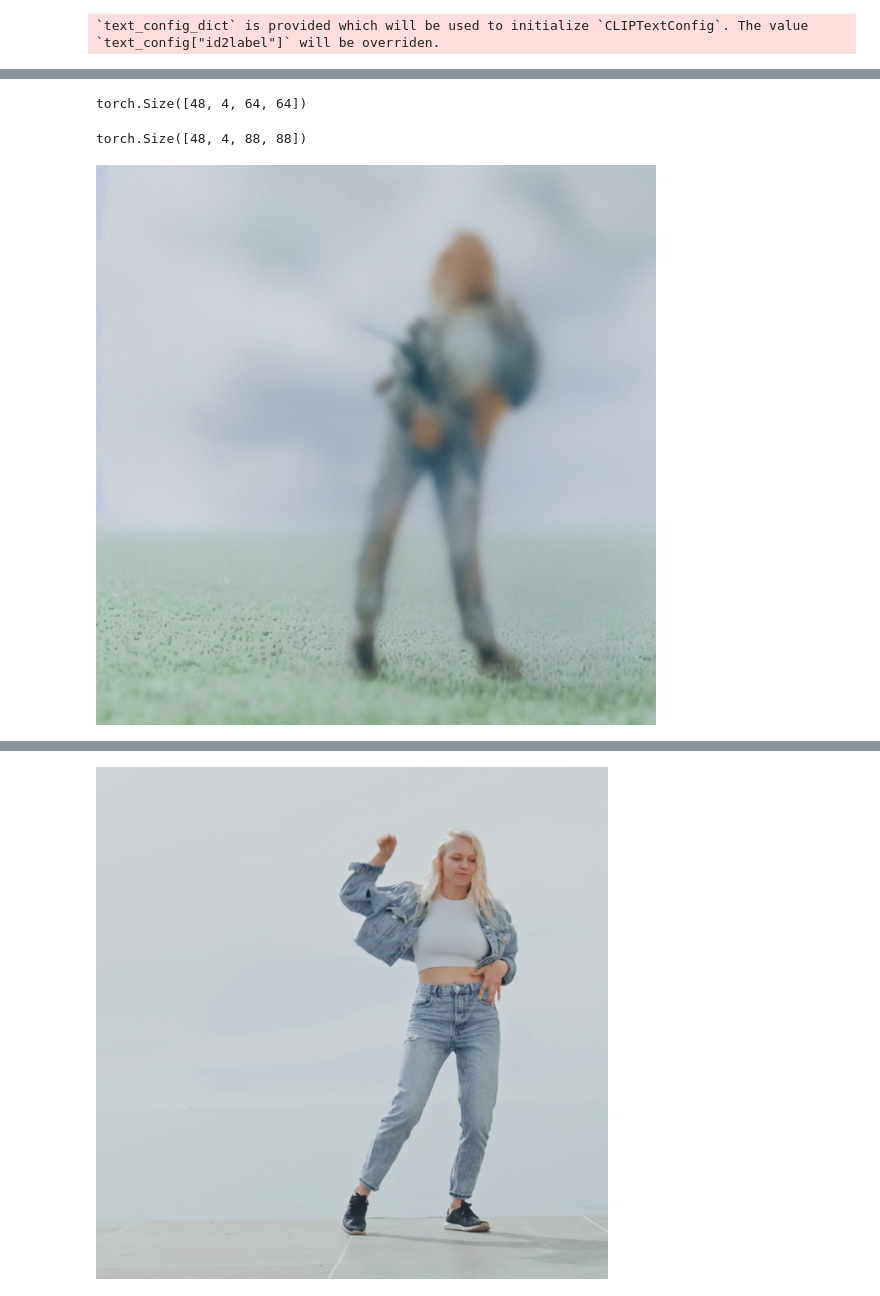
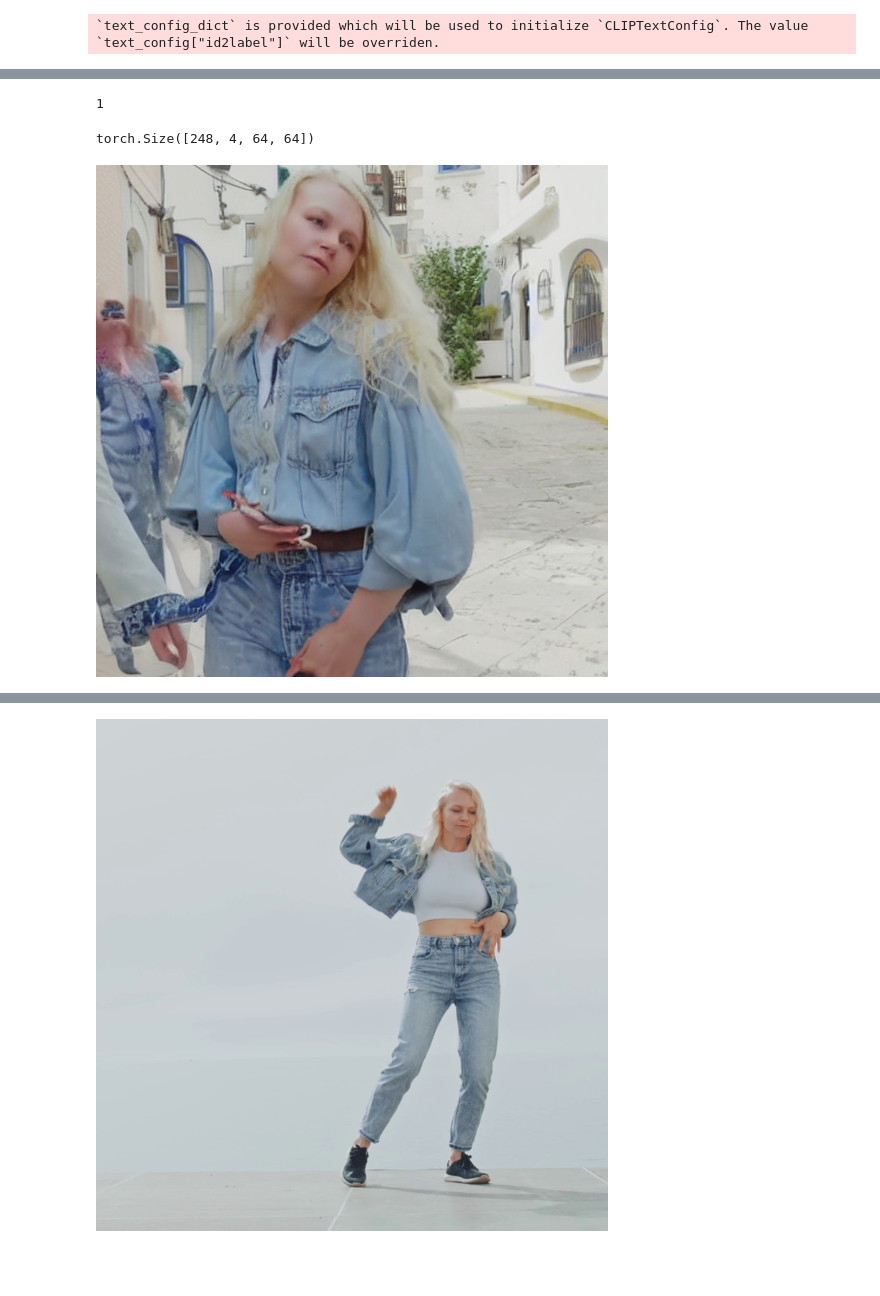
Before and after one commit to IzumiSatoshi/tile_interpolation, a Jupyter notebook: invertible_controlnet_test.ipynb, the cells around one changed output, grey strips where cells are left out. Cells and saved outputs as stored; diff of their text form; code cells hidden in the pictures; blank space fills up the shorter version.

```diff
--- a/invertible_controlnet_test.ipynb
+++ b/invertible_controlnet_test.ipynb
@@ -32,5 +33,6 @@ pipe = DiffusionPipeline.from_pretrained(
     controlnet=controlnet,
     torch_dtype=torch.float16).to('cuda')
 pipe.scheduler = DDIMScheduler.from_config(pipe.scheduler.config)
+pipe.safety_checker = None
 # %% [output]
 `text_config_dict` is provided which will be used to initialize `CLIPTextConfig`. The value `text_config["id2label"]` will be overriden.
@@ -58,9 +39,3 @@ l = 0.18215 * latent.latent_dist.sample()
-# %%
-input_image_prompt = "Photograph of a puppy on the grass"
-inverted_latents = pipe.invert(l, input_image_prompt,num_inference_steps=50)
-inverted_latents.shape
-# %% [output]
-torch.Size([48, 4, 64, 64])
 # %%
 # Decode the final inverted latents:
 def visualize_latents(l):
@@ -70,9 +45,9 @@ def visualize_latents(l):
 # %%
 # source_image = load_image('https://github.com/lllyasviel/ControlNet-v1-1-nightly/raw/main/test_imgs/dog64.png')
 # condition_image = resize_for_condition_image(source_image, 512)
-source_image = load_image('./woman_dance/0001.png')
+source_image = load_image('./data/woman_dance_in_street/040.png')
 # source_image = my_load_image('https://images.pexels.com/photos/8306128/pexels-photo-8306128.jpeg', size=(512, 512))
-source_image = resize_for_condition_image(source_image, 712)
-condition_image = load_image('./woman_dance/0005.png')
-condition_image = resize_for_condition_image(condition_image, 712)
+# source_image = resize_for_condition_image(source_image, 512)
+condition_image = load_image('./data/woman_dance_in_street/050.png')
+condition_image = resize_for_condition_image(condition_image, 512)
 # %%
@@ -89,26 +79,45 @@ prompt = "a photo of dog"
 # negative_prompt = "bad anatomy, low quality"
 negative_prompt = ""
 # %%
-inverted_latents = invert(source_image, prompt,negative_prompt=negative_prompt, num_inference_steps=num_inference_steps)
+inverted_latents = invert(
+    image=source_image,
+    prompt=prompt,
+    negative_prompt=negative_prompt,
+    guidance_scale=guidance_scale,
+    num_inference_steps=num_inference_steps
+)
 inverted_latents.shape
 # %% [output]
-torch.Size([48, 4, 88, 88])
+1
+torch.Size([248, 4, 64, 64])
 # %%
+do_cn = True
+do_inv = True
+cn_end = 1.0
+cn_scale = 0.02
+
+if do_inv:
+    latents = inverted_latents[-(start_step + 1)][None]
+    start_step_gen = start_step
+else:
+    latents = None
+    start_step_gen = 0
+
 pipe(
     prompt=prompt,
-    # negative_prompt=negative_prompt,
+    negative_prompt=negative_prompt,
     image=condition_image,
     controlnet_conditioning_image=condition_image,
     width=condition_image.size[0],
     height=condition_image.size[1],
     strength=1,
     generator=torch.manual_seed(0),
     num_inference_steps=num_inference_steps,
-    guidance_scale=3,
-    controlnet_guidance_end=1,
-    controlnet_conditioning_scale=1.0,
-    latents=inverted_latents[-(start_step + 1)][None],
-    start_step=start_step
+    guidance_scale=guidance_scale,
+    controlnet_guidance_end=cn_end,
+    controlnet_conditioning_scale=cn_scale,
+    latents=latents,
+    start_step=start_step_gen,
 ).images[0]
 # %% [output]
-[figure, old version]
+[figure, new version]
```
Also changed, not shown: parts of 7 cells of this notebook, 2 other files.
